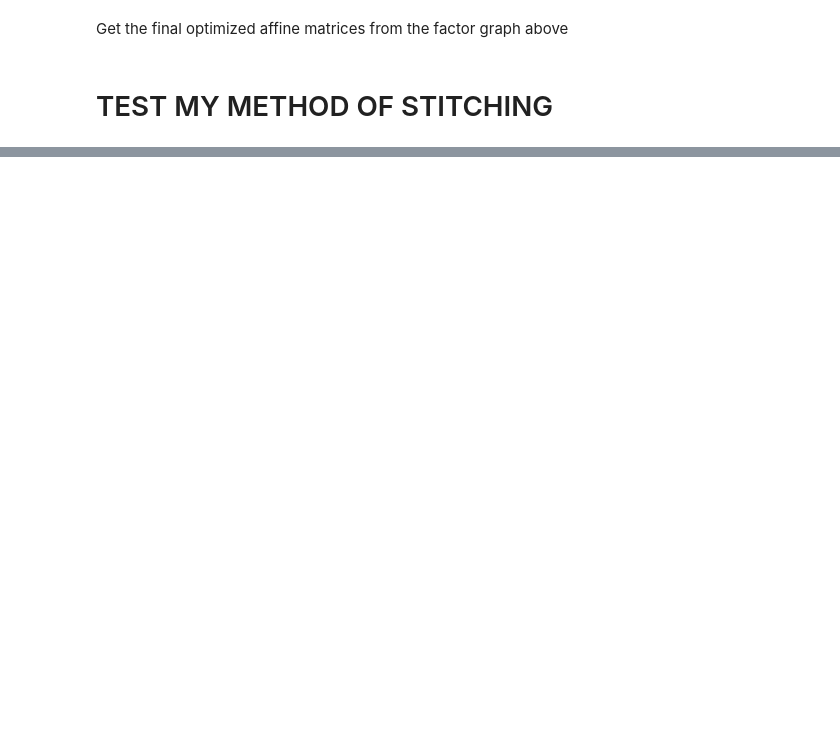
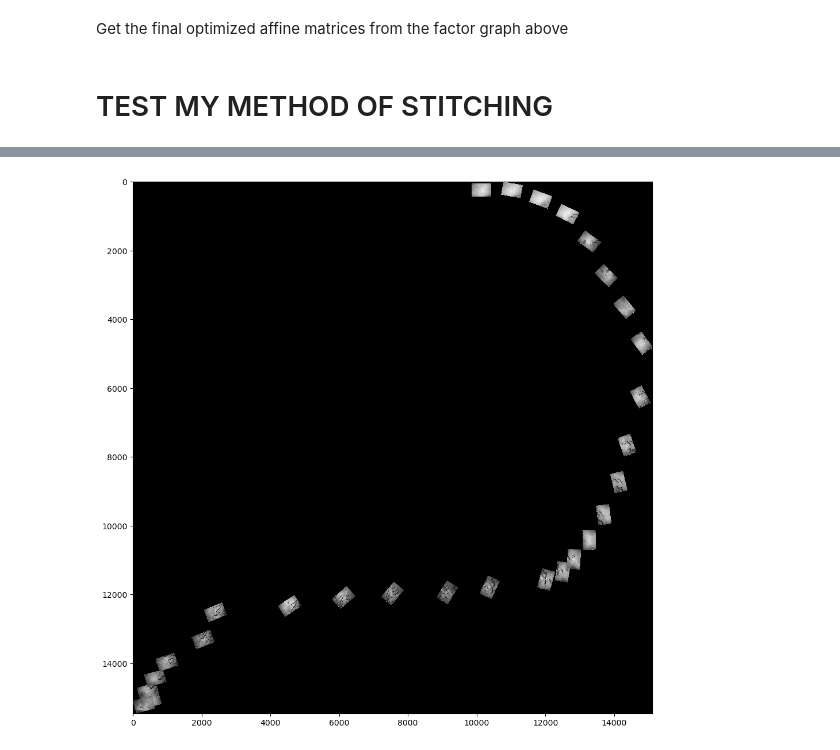
Before and after one commit to meuliano/AutonomousFieldRobotics, a Jupyter notebook: HW3/hw3_part3_euliano.ipynb, the cells around one changed output, grey strips where cells are left out. Cells and saved outputs as stored; diff of their text form; code cells hidden in the pictures; blank space fills up the shorter version.

```diff
--- a/HW3/hw3_part3_euliano.ipynb
+++ b/HW3/hw3_part3_euliano.ipynb
@@ -508,10 +544,10 @@ plt.show()
+# %%
+h = affine_matrix_list
+
+img_new = stitch_all_images(imgs_norm,h)
 # %%
-stitch_image_size, offset_affine_matrix = get_stitch_image_size_offset_affine_matrix(
-    affine_matrix_list)
-
-stitch_image = get_stitch_image(
-    affine_matrix_list, imgs_norm, stitch_image_size, offset_affine_matrix)
-
 plt.figure(figsize = (12,12))
-plt.imshow(stitch_image)
+plt.imshow(img_new)
 plt.show()
+# %% [output]
+[figure, added]
```
Also changed, not shown: parts of 13 cells of this notebook.
